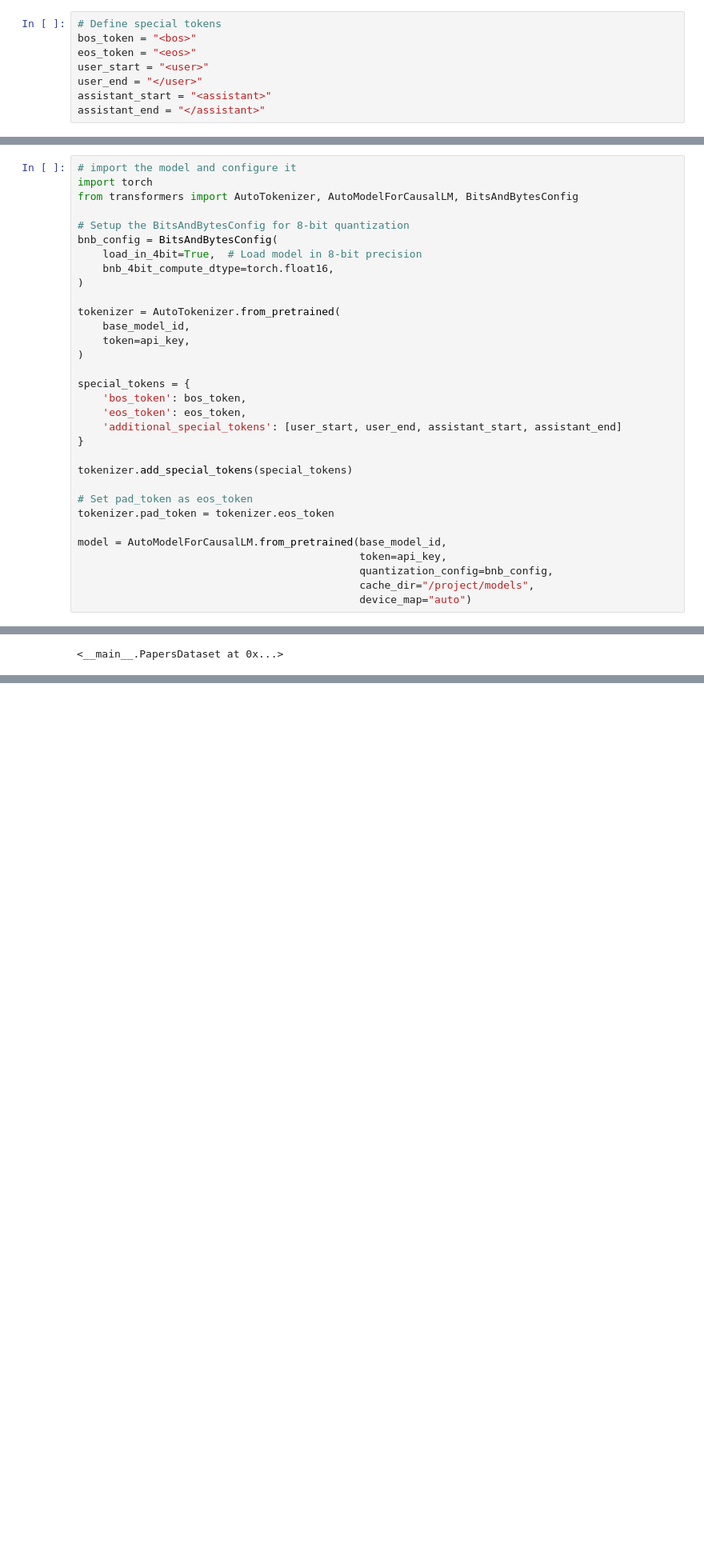
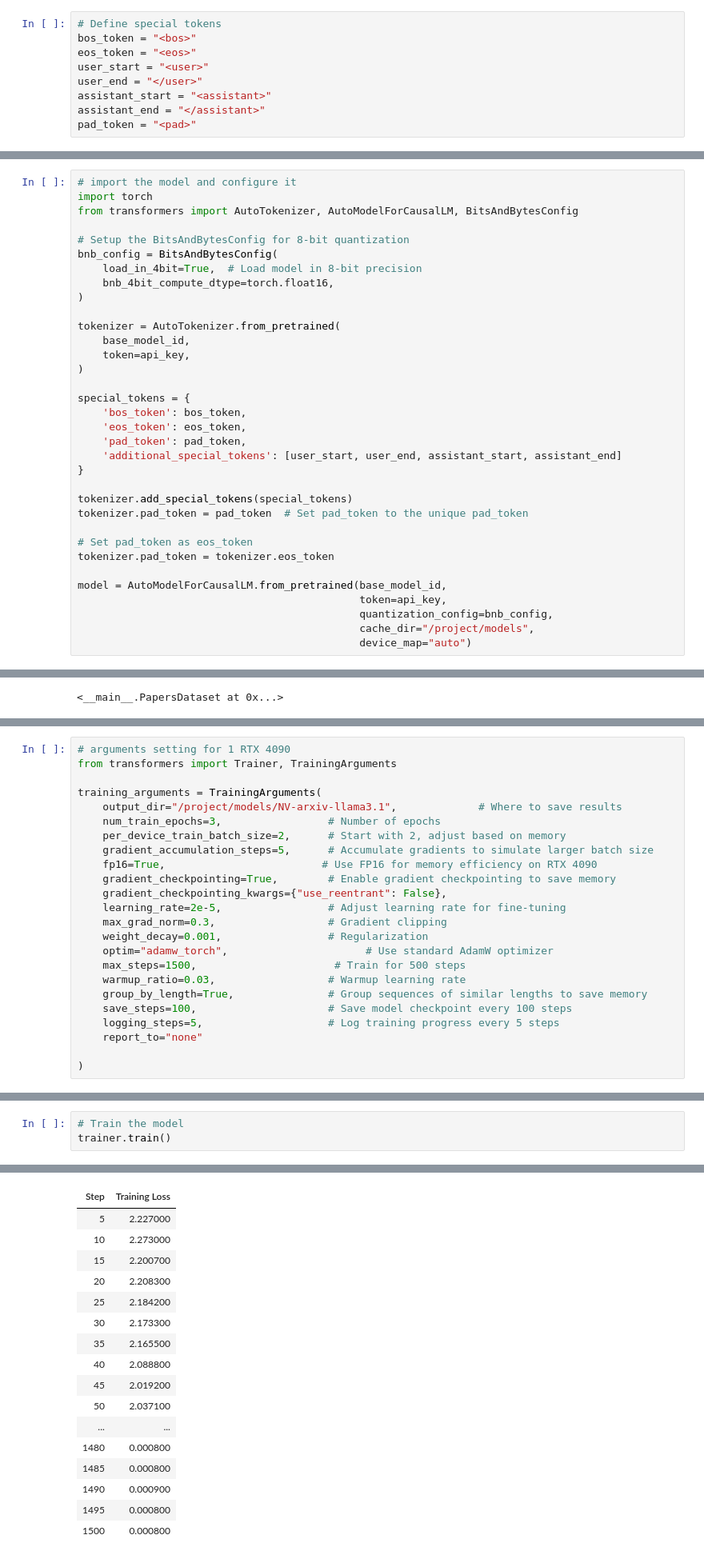
Before and after one commit to Tu-Zhenzhao/Tu-Zhenzhao-HackAI-Team-GLEN, a Jupyter notebook: code/new_training.ipynb, the cells around one changed output, grey strips where cells are left out. Shown at 80% size. Saved outputs shown, nothing was run; the diff lists cells and outputs as text; blank space fills up the shorter version.

```diff
--- a/code/new_training.ipynb
+++ b/code/new_training.ipynb
@@ -97,6 +88,7 @@ user_start = "<user>"
 user_end = "</user>"
 assistant_start = "<assistant>"
 assistant_end = "</assistant>"
+pad_token = "<pad>"
 # %%
 # Format examples
 def format_example(instruction, response):
@@ -122,10 +120,12 @@ tokenizer = AutoTokenizer.from_pretrained(
 special_tokens = {
     'bos_token': bos_token,
     'eos_token': eos_token,
+    'pad_token': pad_token,
     'additional_special_tokens': [user_start, user_end, assistant_start, assistant_end]
 }
 
 tokenizer.add_special_tokens(special_tokens)
+tokenizer.pad_token = pad_token  # Set pad_token to the unique pad_token
 
 # Set pad_token as eos_token
 tokenizer.pad_token = tokenizer.eos_token
@@ -218,6 +219,30 @@ training_arguments = TrainingArguments(
     eval_strategy="no",
     report_to="none"
 )
+# %%
+# arguments setting for 1 RTX 4090
+from transformers import Trainer, TrainingArguments
+
+training_arguments = TrainingArguments(
+    output_dir="/project/models/NV-arxiv-llama3.1",             # Where to save results
+    num_train_epochs=3,                 # Number of epochs
+    per_device_train_batch_size=2,      # Start with 2, adjust based on memory
+    gradient_accumulation_steps=5,      # Accumulate gradients to simulate larger batch size
+    fp16=True,                         # Use FP16 for memory efficiency on RTX 4090
+    gradient_checkpointing=True,        # Enable gradient checkpointing to save memory
+    gradient_checkpointing_kwargs={"use_reentrant": False},
+    learning_rate=2e-5,                 # Adjust learning rate for fine-tuning
+    max_grad_norm=0.3,                  # Gradient clipping
+    weight_decay=0.001,                 # Regularization
+    optim="adamw_torch",                      # Use standard AdamW optimizer
+    max_steps=1500,                      # Train for 500 steps
+    warmup_ratio=0.03,                  # Warmup learning rate
+    group_by_length=True,               # Group sequences of similar lengths to save memory
+    save_steps=100,                     # Save model checkpoint every 100 steps
+    logging_steps=5,                    # Log training progress every 5 steps
+    report_to="none"
+
+)
 # %%
 # Trainer
 trainer = Trainer(
@@ -228,0 +256,4 @@ trainer = Trainer(
+# %%
+# Train the model
+trainer.train()
+# %% [output]
@@ -228,0 +262,17 @@ trainer = Trainer(
+| Step | Training Loss |
+| 5 | 2.227000 |
+| 10 | 2.273000 |
+| 15 | 2.200700 |
+| 20 | 2.208300 |
+| 25 | 2.184200 |
+| 30 | 2.173300 |
+| 35 | 2.165500 |
+| 40 | 2.088800 |
+| 45 | 2.019200 |
+| 50 | 2.037100 |
+| ... | ... |
+| 1480 | 0.000800 |
+| 1485 | 0.000800 |
+| 1490 | 0.000900 |
+| 1495 | 0.000800 |
+| 1500 | 0.000800 |
```
Also changed, not shown: parts of 23 cells of this notebook, 18 other files.
